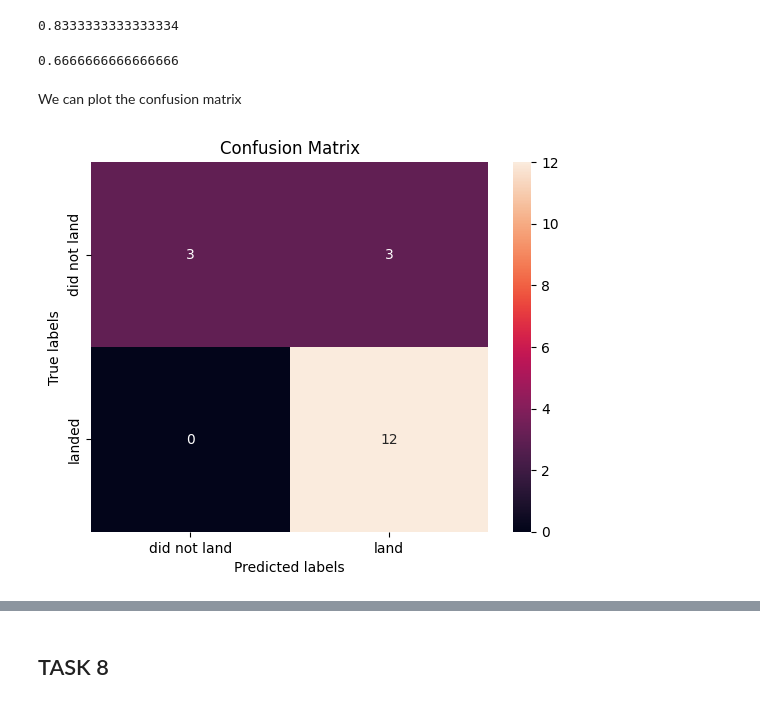
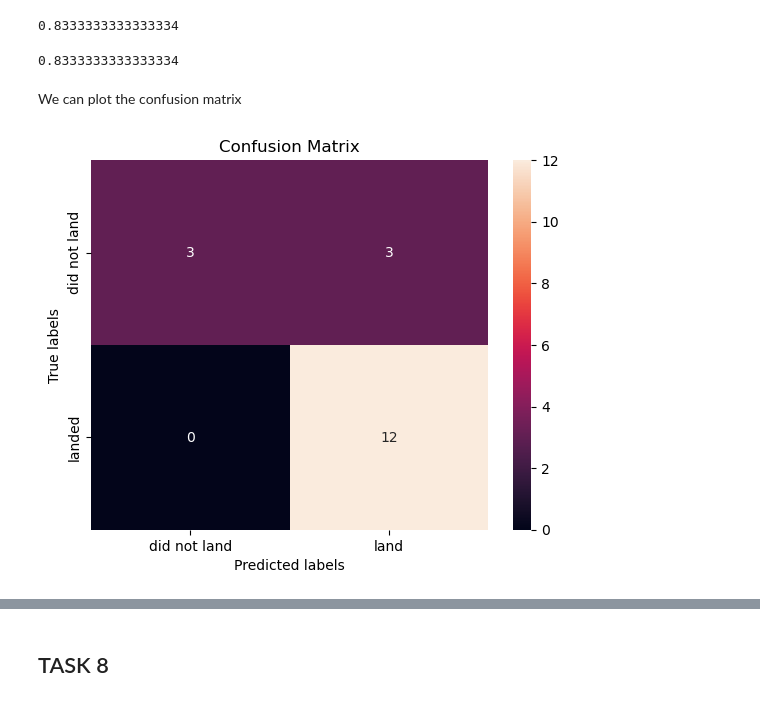
Before and after one commit to tharangachaminda/ibm_data_science_final_report, a Jupyter notebook: 7 SpaceX_Machine_Learning_Prediction_Part_5.jupyterlite.ipynb, the cells around one changed output, grey strips where cells are left out. Cells and saved outputs as stored; diff of their text form; code cells hidden in the pictures.

```diff
--- a/7 SpaceX_Machine_Learning_Prediction_Part_5.jupyterlite.ipynb
+++ b/7 SpaceX_Machine_Learning_Prediction_Part_5.jupyterlite.ipynb
@@ -212,11 +238,11 @@ Examining the confusion matrix, we see that logistic regression can distinguish
 # %% [markdown]
 Create a support vector machine object then  create a  <code>GridSearchCV</code> object  <code>svm_cv</code> with cv - 10.  Fit the object to find the best parameters from the dictionary <code>parameters</code>.
 # %%
-parameters = {'kernel':('linear', 'rbf','poly','rbf', 'sigmoid'),
+parameters_svm = {'kernel':('linear', 'rbf','poly','rbf', 'sigmoid'),
               'C': np.logspace(-3, 3, 5),
               'gamma':np.logspace(-3, 3, 5)}
-svm = SVC()
+svm = SVC(probability=True)
 # %%
-svm_cv = GridSearchCV(estimator=svm, param_grid=parameters, cv=10)
+svm_cv = GridSearchCV(estimator=svm, param_grid=parameters_svm, cv=10)
 svm_cv.fit(X_train, Y_train)
 # %% [output]
@@ -241,14 +267,14 @@ svm_cv.score(X_test, Y_test)
 # %% [output]
 0.8333333333333334
 # %%
-svm_b = SVC(C=1.0, gamma=0.03162277660168379, kernel='rbf').fit(X_train, Y_train)
+svm_b = SVC(C=1.0, gamma=0.03162277660168379, kernel='sigmoid', probability=True).fit(X_train, Y_train)
 svm_b.score(X_test, Y_test)
 # %% [output]
-0.6666666666666666
+0.8333333333333334
 # %% [markdown]
 We can plot the confusion matrix
 # %%
-yhat=svm_cv.predict(X_test)
-plot_confusion_matrix(Y_test,yhat)
+yhat_svm = svm_b.predict(X_test)
+plot_confusion_matrix(Y_test, yhat_svm)
 # %% [output]
-[figure, old version]
+[figure, new version]
```
Also changed, not shown: parts of 33 cells of this notebook.
